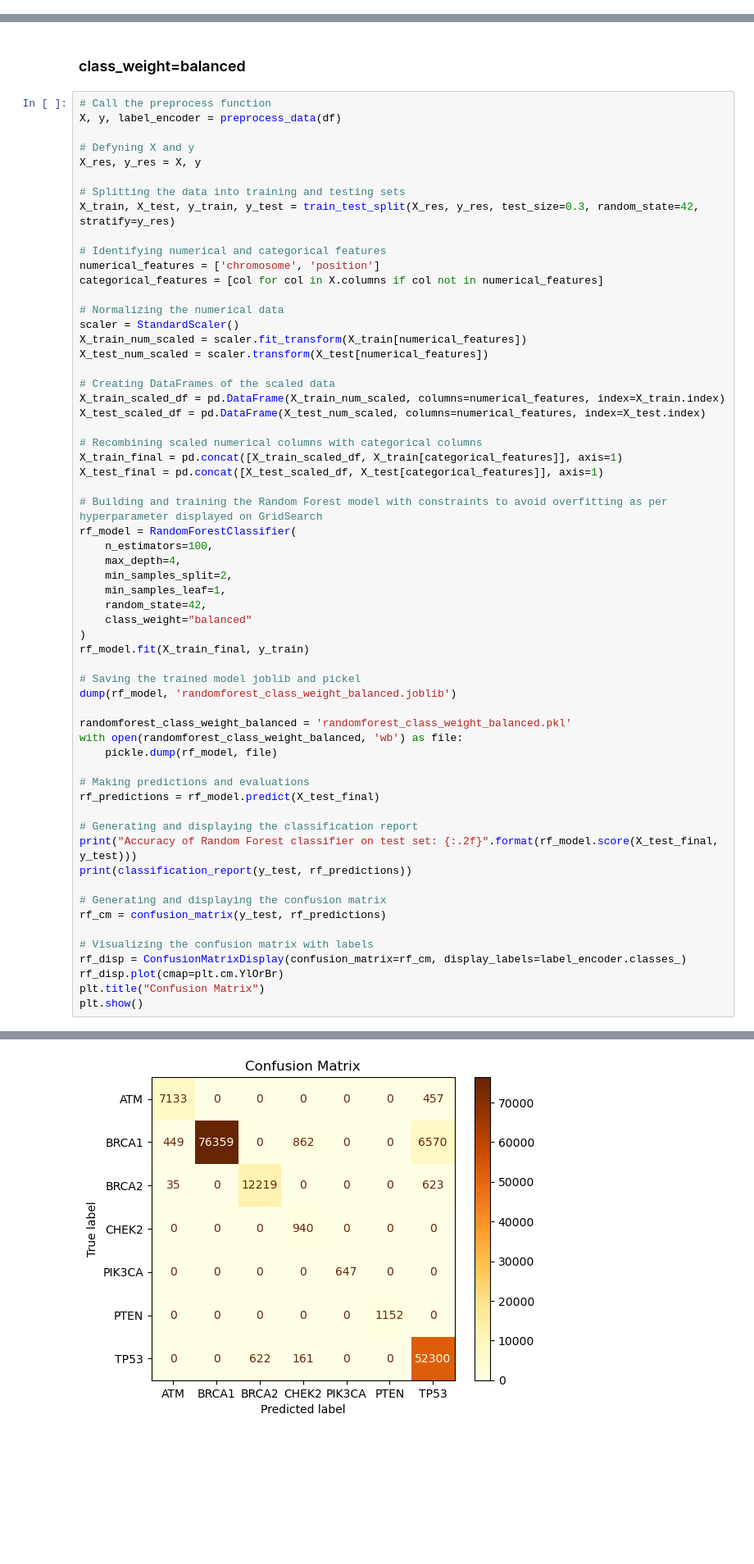
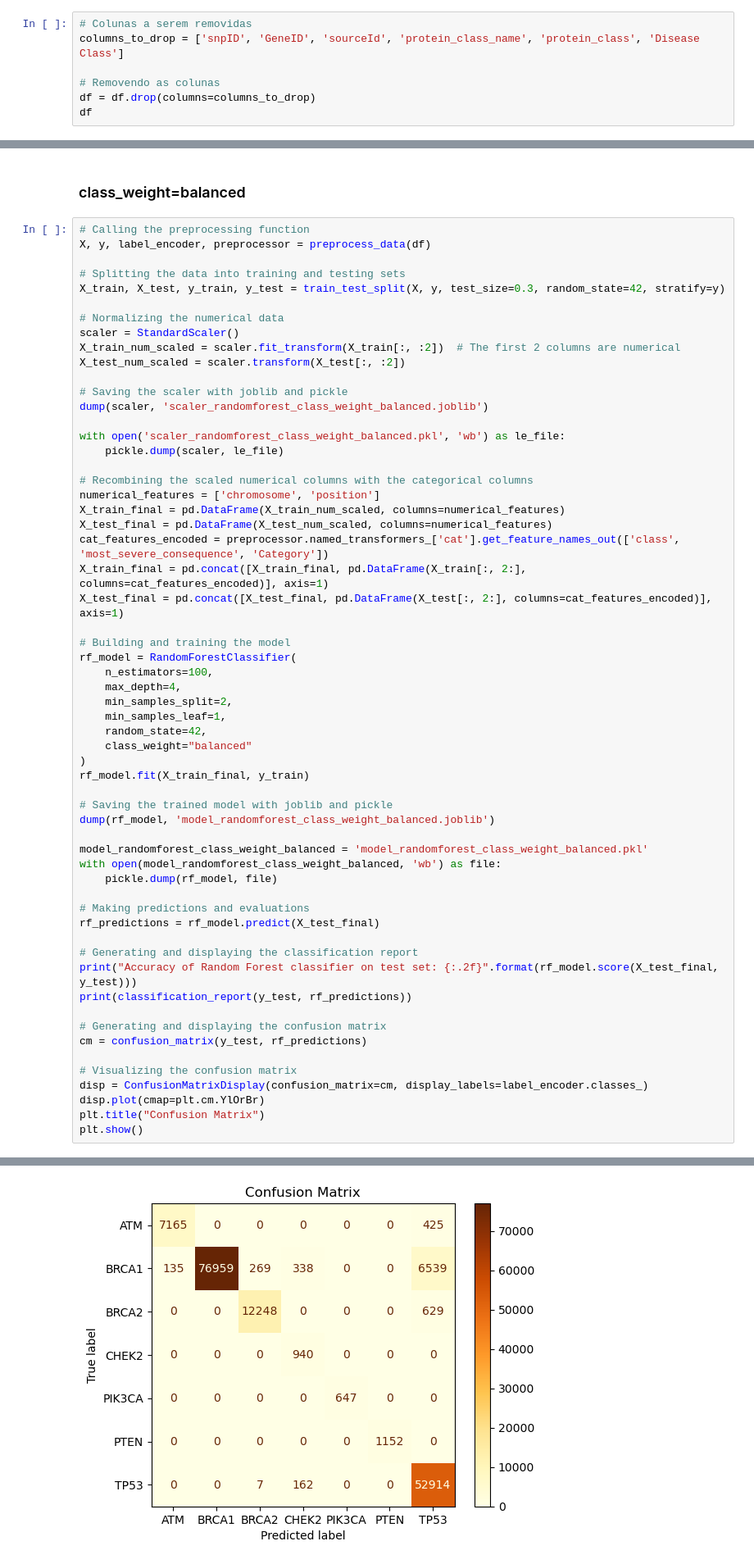
Before and after one commit to TerezaRosier/Prediction-of-Breast-Cancer-Related-Genes-Proteins-Using-Machine-Learning, a Jupyter notebook: Random Forest - Final.ipynb, the cells around one changed output, grey strips where cells are left out. Shown: that part at 82% size. Drawn from its saved outputs; the diff is of its cells as text; blank space fills up the shorter version.

Commit message:
Version 2
Non used columns were deleted

```diff
--- a/Random Forest - Final.ipynb
+++ b/Random Forest - Final.ipynb
@@ -33,3 +40,10 @@ df
 | 535093 | rs967624732 | snv | 17 | 43097269 | missense variant | 672 | VEP | Enzyme | ... |
 | 535094 | rs967624732 | snv | 17 | 43097269 | missense variant | 672 | VEP | Enzyme | ... |
 535095 rows × 12 columns
+# %%
+# Colunas a serem removidas
+columns_to_drop = ['snpID', 'GeneID', 'sourceId', 'protein_class_name', 'protein_class', 'Disease Class']
+
+# Removendo as colunas
+df = df.drop(columns=columns_to_drop)
+df
@@ -217,33 +268,32 @@ GridSerach
 # %% [markdown]
 ### class_weight=balanced
 # %%
-# Call the preprocess function
-X, y, label_encoder = preprocess_data(df)
-
-# Defyning X and y
-X_res, y_res = X, y
+# Calling the preprocessing function
+X, y, label_encoder, preprocessor = preprocess_data(df)
 
 # Splitting the data into training and testing sets
-X_train, X_test, y_train, y_test = train_test_split(X_res, y_res, test_size=0.3, random_state=42, stratify=y_res)
-
-# Identifying numerical and categorical features
-numerical_features = ['chromosome', 'position']
-categorical_features = [col for col in X.columns if col not in numerical_features]
+X_train, X_test, y_train, y_test = train_test_split(X, y, test_size=0.3, random_state=42, stratify=y)
 
 # Normalizing the numerical data
 scaler = StandardScaler()
-X_train_num_scaled = scaler.fit_transform(X_train[numerical_features])
-X_test_num_scaled = scaler.transform(X_test[numerical_features])
+X_train_num_scaled = scaler.fit_transform(X_train[:, :2])  # The first 2 columns are numerical
+X_test_num_scaled = scaler.transform(X_test[:, :2])
 
-# Creating DataFrames of the scaled data
-X_train_scaled_df = pd.DataFrame(X_train_num_scaled, columns=numerical_features, index=X_train.index)
-X_test_scaled_df = pd.DataFrame(X_test_num_scaled, columns=numerical_features, index=X_test.index)
+# Saving the scaler with joblib and pickle
+dump(scaler, 'scaler_randomforest_class_weight_balanced.joblib')
 
-# Recombining scaled numerical columns with categorical columns
-X_train_final = pd.concat([X_train_scaled_df, X_train[categorical_features]], axis=1)
-X_test_final = pd.concat([X_test_scaled_df, X_test[categorical_features]], axis=1)
+with open('scaler_randomforest_class_weight_balanced.pkl', 'wb') as le_file:
+    pickle.dump(scaler, le_file)
 
-# Building and training the Random Forest model with constraints to avoid overfitting as per hyperparameter displayed on GridSearch
+# Recombining the scaled numerical columns with the categorical columns
+numerical_features = ['chromosome', 'position']
+X_train_final = pd.DataFrame(X_train_num_scaled, columns=numerical_features)
+X_test_final = pd.DataFrame(X_test_num_scaled, columns=numerical_features)
+cat_features_encoded = preprocessor.named_transformers_['cat'].get_feature_names_out(['class', 'most_severe_consequence', 'Category'])
+X_train_final = pd.concat([X_train_final, pd.DataFrame(X_train[:, 2:], columns=cat_features_encoded)], axis=1)
+X_test_final = pd.concat([X_test_final, pd.DataFrame(X_test[:, 2:], columns=cat_features_encoded)], axis=1)
+
+# Building and training the model
 rf_model = RandomForestClassifier(
     n_estimators=100,
     max_depth=4,
@@ -254,11 +304,11 @@ rf_model = RandomForestClassifier(
 )
 rf_model.fit(X_train_final, y_train)
 
-# Saving the trained model joblib and pickel
-dump(rf_model, 'randomforest_class_weight_balanced.joblib')
+# Saving the trained model with joblib and pickle
+dump(rf_model, 'model_randomforest_class_weight_balanced.joblib')
 
-randomforest_class_weight_balanced = 'randomforest_class_weight_balanced.pkl'
-with open(randomforest_class_weight_balanced, 'wb') as file:
+model_randomforest_class_weight_balanced = 'model_randomforest_class_weight_balanced.pkl'
+with open(model_randomforest_class_weight_balanced, 'wb') as file:
     pickle.dump(rf_model, file)
 
 # Making predictions and evaluations
@@ -269,11 +319,11 @@ print("Accuracy of Random Forest classifier on test set: {:.2f}".format(rf_model
 print(classification_report(y_test, rf_predictions))
 
 # Generating and displaying the confusion matrix
-rf_cm = confusion_matrix(y_test, rf_predictions)
+cm = confusion_matrix(y_test, rf_predictions)
 
-# Visualizing the confusion matrix with labels
-rf_disp = ConfusionMatrixDisplay(confusion_matrix=rf_cm, display_labels=label_encoder.classes_)
-rf_disp.plot(cmap=plt.cm.YlOrBr)
+# Visualizing the confusion matrix
+disp = ConfusionMatrixDisplay(confusion_matrix=cm, display_labels=label_encoder.classes_)
+disp.plot(cmap=plt.cm.YlOrBr)
 plt.title("Confusion Matrix")
 plt.show()
 # %% [output]
@@ -297,4 +347,4 @@ weighted avg       0.95      0.94      0.94    160529
-[figure, old version]
+[figure, new version]
 # %% [markdown]
 ### Upsampling 7x with RandomOverSampler + class_weight=balanced
 # %%
```
Also changed, not shown: parts of 13 cells of this notebook.
